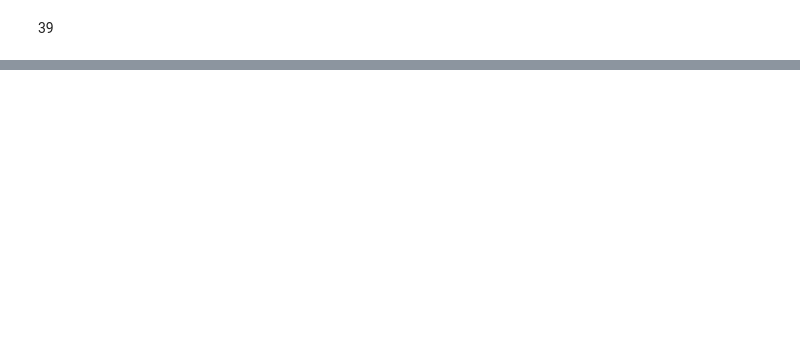
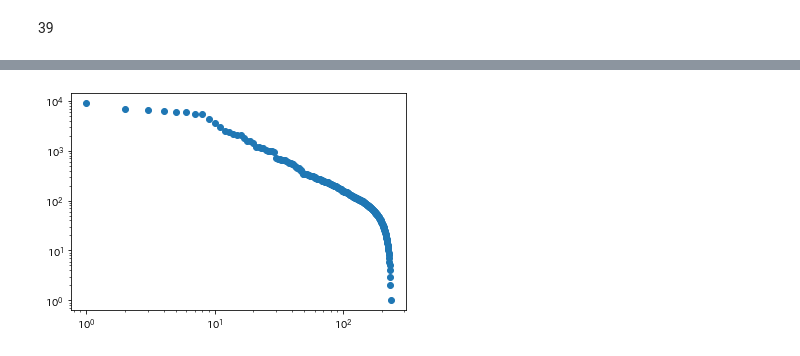
Before and after one commit to Language-Media-Lab/100knock2021_huyu, a Jupyter notebook: chapter04/chap04_kei.ipynb, the cells around one changed output, grey strips where cells are left out. Cells and saved outputs as stored; diff of their text form; code cells hidden in the pictures; blank space fills up the shorter version.

```diff
--- a/chapter04/chap04_kei.ipynb
+++ b/chapter04/chap04_kei.ipynb
@@ -295,0 +216,14 @@ TypeError: ignored
+# %%
+'''これが正解？'''
+histogram = list(set(histogram))
+histogram = sorted(histogram, reverse=True)
+
+x = [i for i in range(1,len(histogram)+1)]
+y = histogram
+fig = plt.figure
+plt.scatter(x,y)
+plt.yscale('log')
+plt.xscale('log')
+plt.show()
+# %% [output]
+[figure, added]
```
Also changed, not shown: parts of 14 cells of this notebook.
